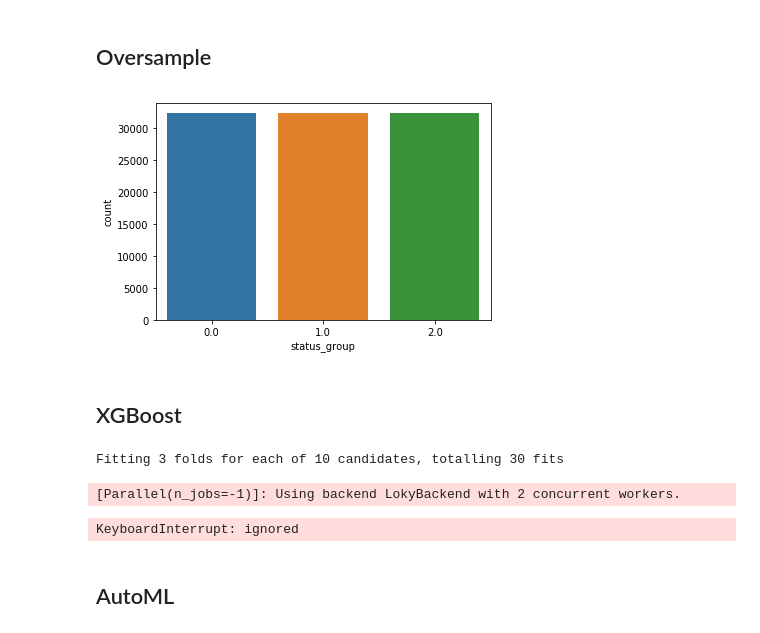
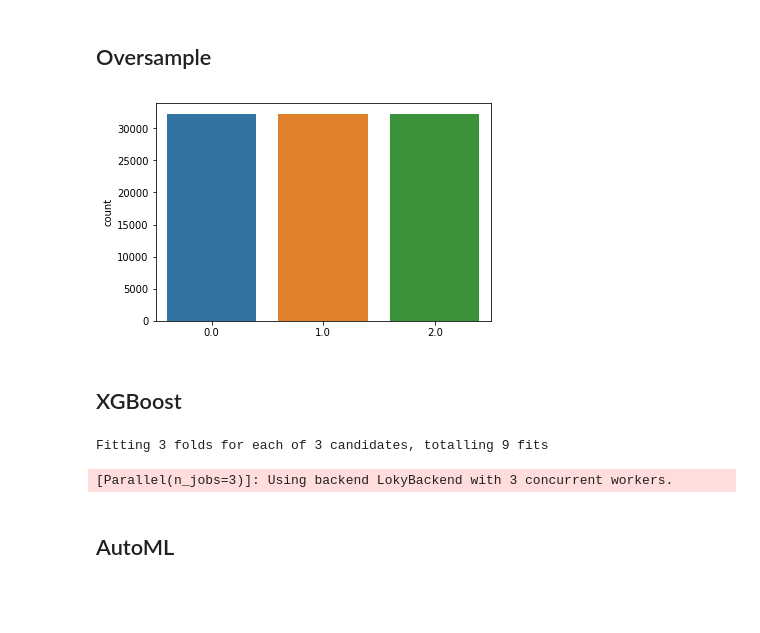
Before and after one commit to Barteus/ml-pumps, a Jupyter notebook: pumps_pure_model.ipynb, the cells around one changed output. Saved outputs shown, nothing was run; the diff lists cells and outputs as text; code cells hidden in the pictures; blank space fills up the shorter version.

```diff
--- a/pumps_pure_model.ipynb
+++ b/pumps_pure_model.ipynb
@@ -139,10 +158,10 @@ df_output.head()
 # %%
 from imblearn.over_sampling import SMOTE
 over_sampling = SMOTE(random_state=42, k_neighbors=5)
 x_over_sampled, y_over_sampled = over_sampling.fit_resample(df_output.drop('target', axis=1), df_output.target)
-sns.countplot(x='status_group', data=pd.DataFrame(y_over_sampled, columns=['status_group']));
+sns.countplot(x=y_over_sampled);
 # %% [output]
-[figure, old version]
+[figure, new version]
 # %%
 df_oversampled = pd.DataFrame(np.column_stack((x_over_sampled, y_over_sampled)), columns=df_output.columns)
 # %% [markdown]
@@ -163,30 +182,25 @@ params_model1 = {
     'learning_rate': [0.01, 0.05, 0.1],
     'min_child_weight': [1,5,10],
     'gamma': [0, 0.5, 1, 2],
-    'subsample': [0.8, 1.0],
     'colsample_bytree': [0.8, 1.0],
-    'max_depth': [3, 5, 7],
+    'max_depth': [4, 5, 7],
     'max_delta_step': [0, 1, 2,3],
     'base_score': [0.4, 0.5,  0.6],
-    'reg_alpha':[0, 0.5, 1],
-    'reg_lambda': [0, 0.5, 1],
-    'objective': 'multi:softprob',
-    'num_class': [3],
-    'n_gpus': [1]
+    'reg_alpha':[0, 0.8],
+    'reg_lambda': [0, 0.8],
 }
 
-model1 = XGBClassifier(n_estimators=100, learning_rate=0.01, subsample=0.8,
+model1 = XGBClassifier(n_estimators=100, learning_rate=0.01, subsample=0.8, objective='multi:softprob', num_class=3,
                       gamma=0, max_depth=4, colsample_bytree=1)
 rs_model1 = RandomizedSearchCV(model1, param_distributions=params_model1, n_iter=3, refit='accuracy',
-                               scoring='accuracy', n_jobs=1, cv=skf.split(x,y), verbose=3, random_state=1001 )
+                               scoring='accuracy', n_jobs=3, cv=skf.split(x,y), verbose=3, random_state=1001 )
 
 rs_model1.fit(x,y)
 
 rs_model1.best_score_, rs_model1.best_params_
 # %% [output]
-Fitting 3 folds for each of 10 candidates, totalling 30 fits
+Fitting 3 folds for each of 3 candidates, totalling 9 fits
-[Parallel(n_jobs=-1)]: Using backend LokyBackend with 2 concurrent workers.
+[Parallel(n_jobs=3)]: Using backend LokyBackend with 3 concurrent workers.
-KeyboardInterrupt: ignored
 # %% [markdown]
 ## AutoML
 # %%
```
Also changed, not shown: parts of 7 cells of this notebook, 2 other files.
